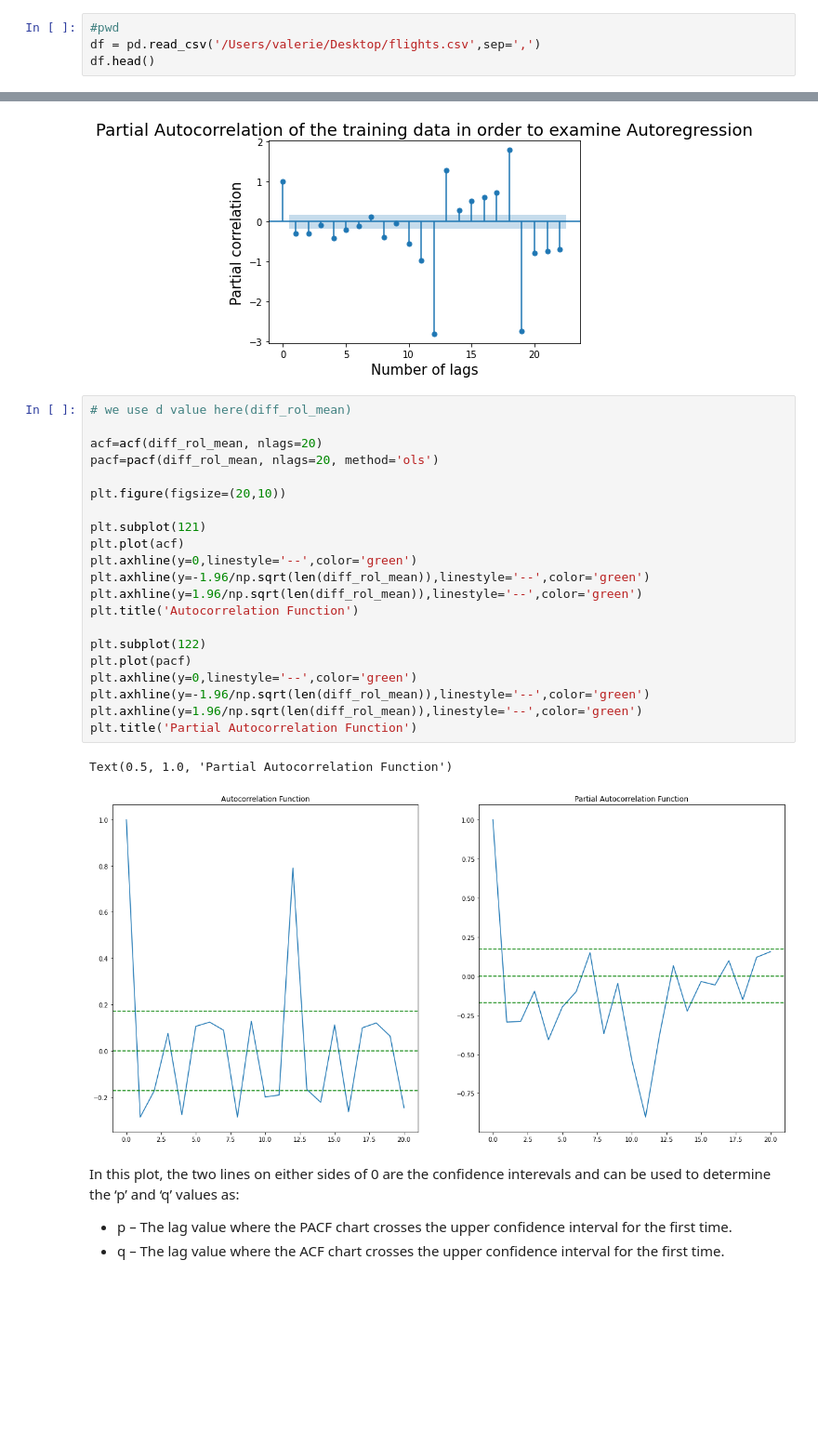
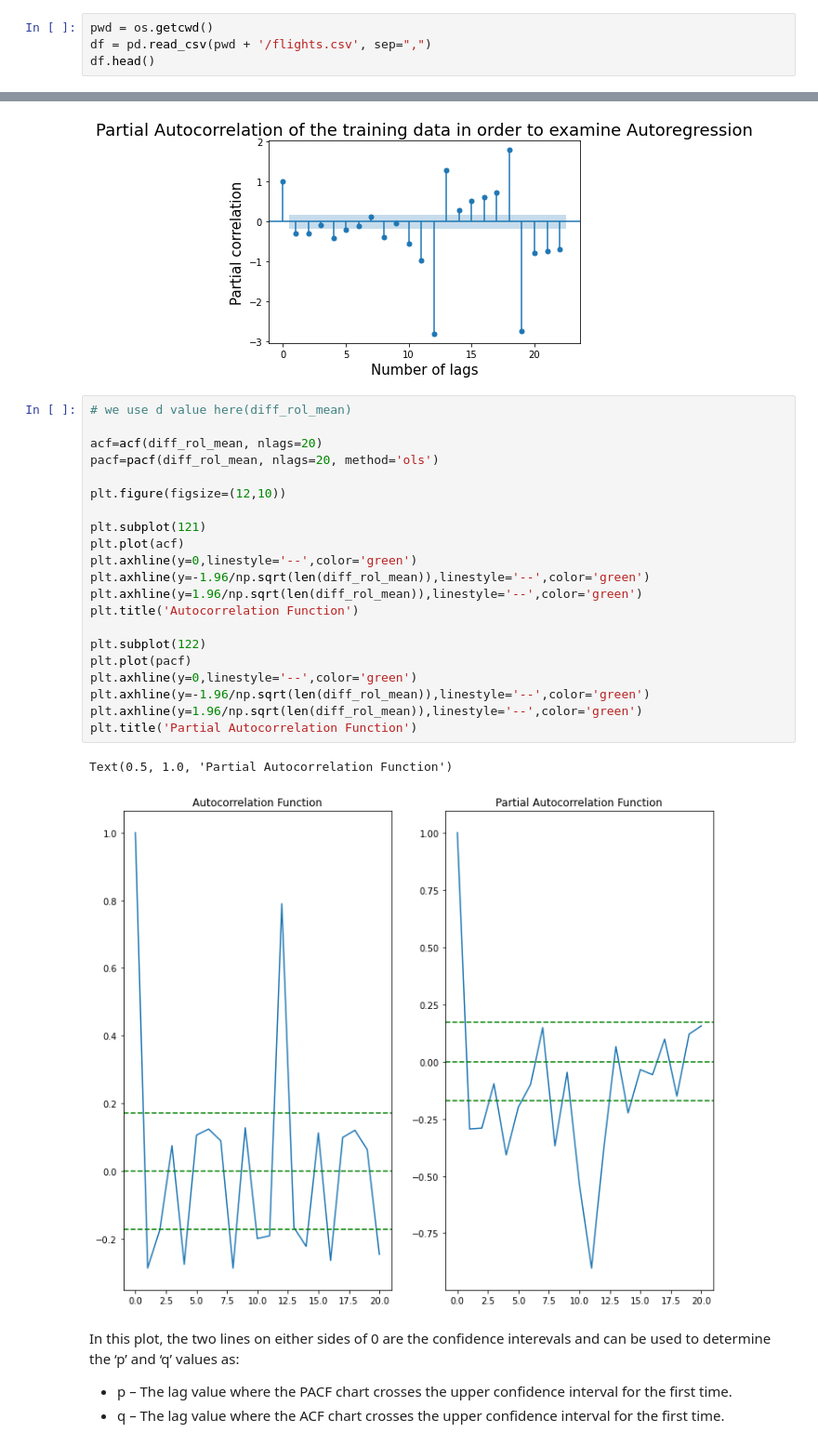
Before and after one commit to valerieholtz/ARIMA-Time-Series-Analysis, a Jupyter notebook: ARIMA_flight_passengers.ipynb, the cells around one changed output, grey strips where cells are left out. Shown at 93% size. Cells and saved outputs as stored; diff of their text form; blank space fills up the shorter version.

```diff
--- a/ARIMA_flight_passengers.ipynb
+++ b/ARIMA_flight_passengers.ipynb
@@ -32,8 +32,8 @@ from statsmodels.tsa.ar_model import ar_select_order
 #machine learning models
 from statsmodels.tsa.arima_model import ARIMA
 # %%
-#pwd
-df = pd.read_csv('/Users/valerie/Desktop/flights.csv',sep=',')
+pwd = os.getcwd()
+df = pd.read_csv(pwd + '/flights.csv', sep=",")
 df.head()
 # %% [output]
 |  | date | passengers |
@@ -434,27 +435,27 @@ plt.title('Partial Autocorrelation of the training data in order to examine Auto
 # %%
 # we use d value here(diff_rol_mean)
 
 acf=acf(diff_rol_mean, nlags=20)
 pacf=pacf(diff_rol_mean, nlags=20, method='ols')
 
-plt.figure(figsize=(20,10))
+plt.figure(figsize=(12,10))
 
 plt.subplot(121)
 plt.plot(acf)
 plt.axhline(y=0,linestyle='--',color='green')
 plt.axhline(y=-1.96/np.sqrt(len(diff_rol_mean)),linestyle='--',color='green')
 plt.axhline(y=1.96/np.sqrt(len(diff_rol_mean)),linestyle='--',color='green')
 plt.title('Autocorrelation Function')
 
 plt.subplot(122)
 plt.plot(pacf)
 plt.axhline(y=0,linestyle='--',color='green')
 plt.axhline(y=-1.96/np.sqrt(len(diff_rol_mean)),linestyle='--',color='green')
 plt.axhline(y=1.96/np.sqrt(len(diff_rol_mean)),linestyle='--',color='green')
 plt.title('Partial Autocorrelation Function')
 # %% [output]
 Text(0.5, 1.0, 'Partial Autocorrelation Function')
-[figure, old version]
+[figure, new version]
 # %% [markdown]
 In this plot, the two lines on either sides of 0 are the confidence interevals and can be used to determine the ‘p’ and ‘q’ values as:
 - p – The lag value where the PACF chart crosses the upper confidence interval for the first time.
```
Also changed, not shown: parts of 5 cells of this notebook, 1 other file.
